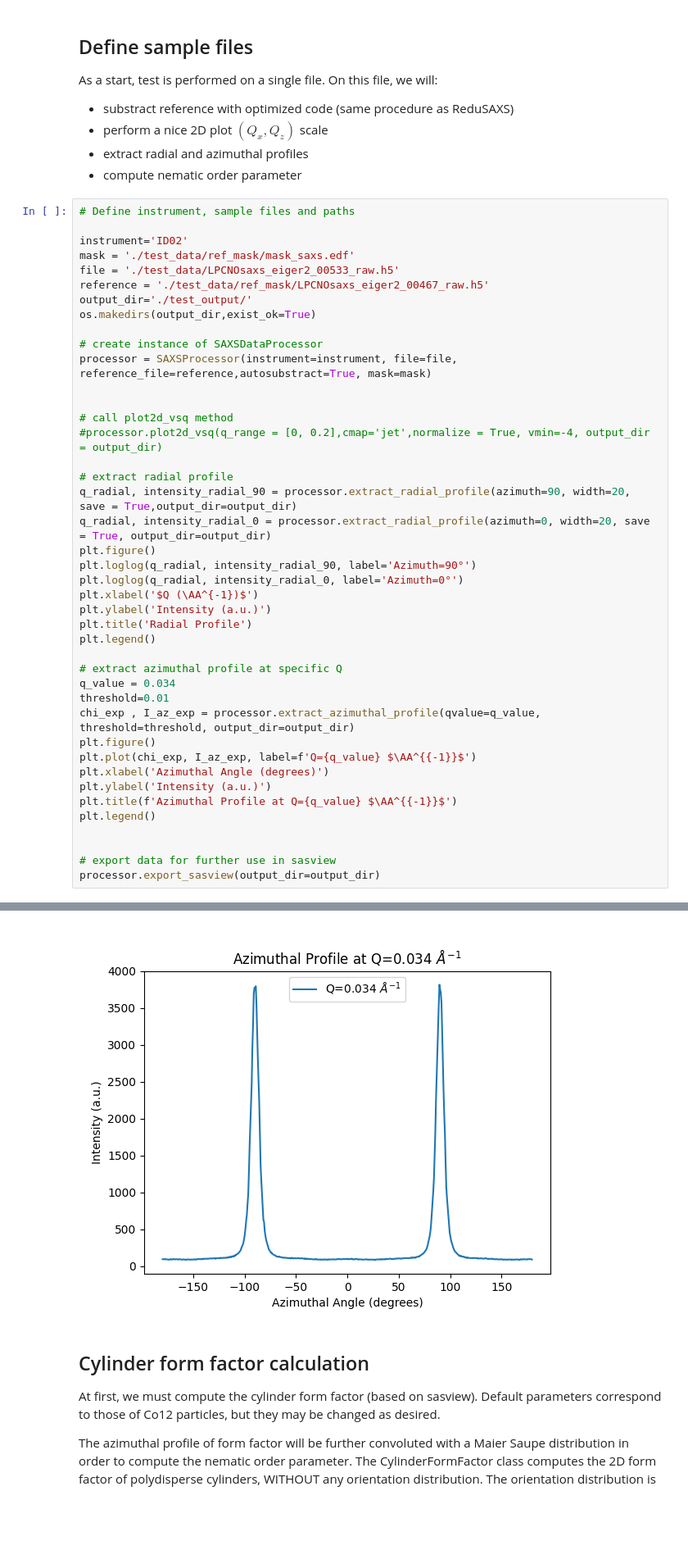
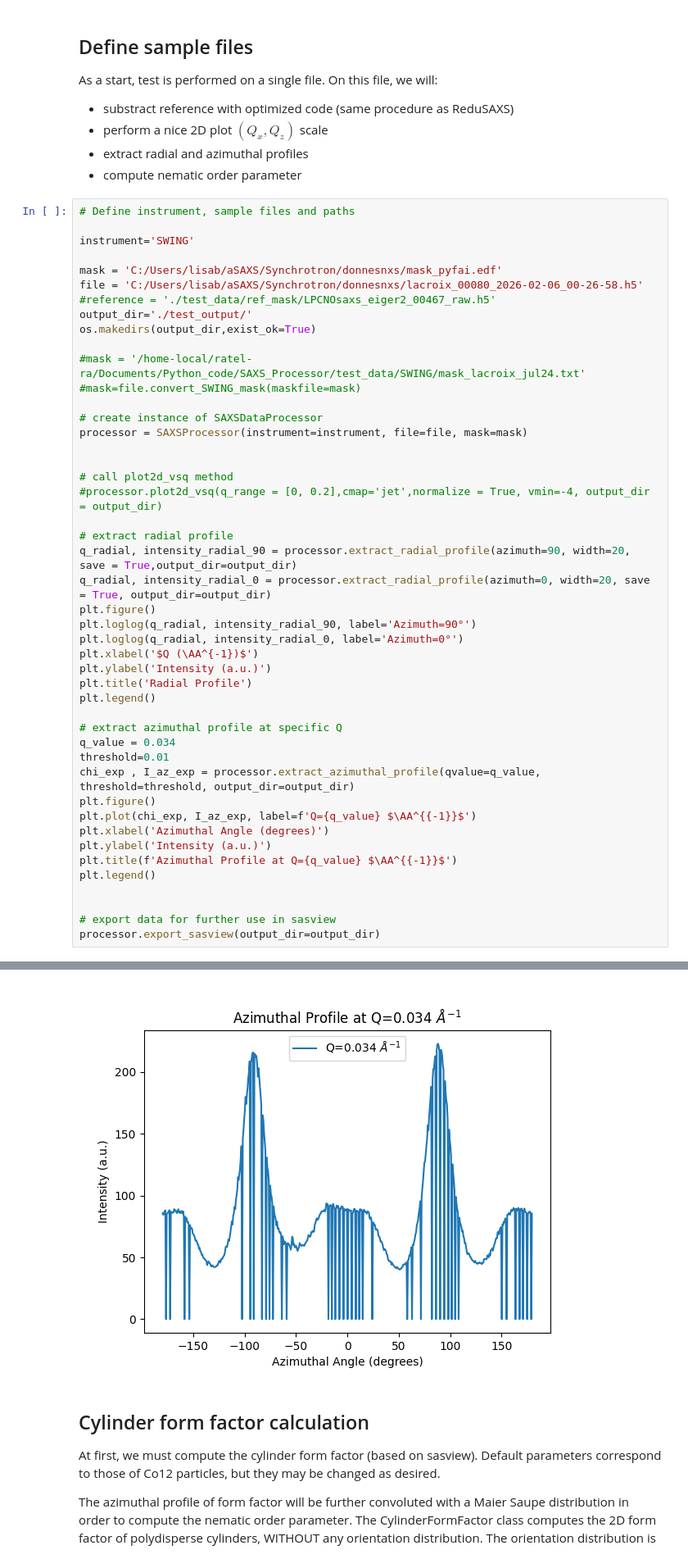
Before and after one commit to nicoratel/SAXSProcessor, a Jupyter notebook: test_SAXSAnalysis.ipynb, the cells around one changed output, grey strips where cells are left out. Shown at 82% size. Drawn from its saved outputs; the diff is of its cells as text; blank space fills up the shorter version.

```diff
--- a/test_SAXSAnalysis.ipynb
+++ b/test_SAXSAnalysis.ipynb
@@ -68,15 +84,19 @@ As a start, test is performed on a single file. On this file, we will:
 # %%
 # Define instrument, sample files and paths
 
-instrument='ID02'
-mask = './test_data/ref_mask/mask_saxs.edf'
-file = './test_data/LPCNOsaxs_eiger2_00533_raw.h5'
-reference = './test_data/ref_mask/LPCNOsaxs_eiger2_00467_raw.h5'
+instrument='SWING'
+
+mask = 'C:/Users/lisab/aSAXS/Synchrotron/donnesnxs/mask_pyfai.edf'
+file = 'C:/Users/lisab/aSAXS/Synchrotron/donnesnxs/lacroix_00080_2026-02-06_00-26-58.h5'
+#reference = './test_data/ref_mask/LPCNOsaxs_eiger2_00467_raw.h5'
 output_dir='./test_output/'
 os.makedirs(output_dir,exist_ok=True)
 
+#mask = '/home-local/ratel-ra/Documents/Python_code/SAXS_Processor/test_data/SWING/mask_lacroix_jul24.txt'
+#mask=file.convert_SWING_mask(maskfile=mask)
+
 # create instance of SAXSDataProcessor
-processor = SAXSProcessor(instrument=instrument, file=file, reference_file=reference,autosubstract=True, mask=mask)
+processor = SAXSProcessor(instrument=instrument, file=file, mask=mask)
 
 
 # call plot2d_vsq method
@@ -115,4 +138,4 @@ Export to SASView 2D format in : ./test_output//Co12_tol1_533.dat
-[figure, old version]
+[figure, new version]
 # %% [markdown]
 ## Cylinder form factor calculation
 
```
Also changed, not shown: parts of 2 cells of this notebook, 6 other files.
